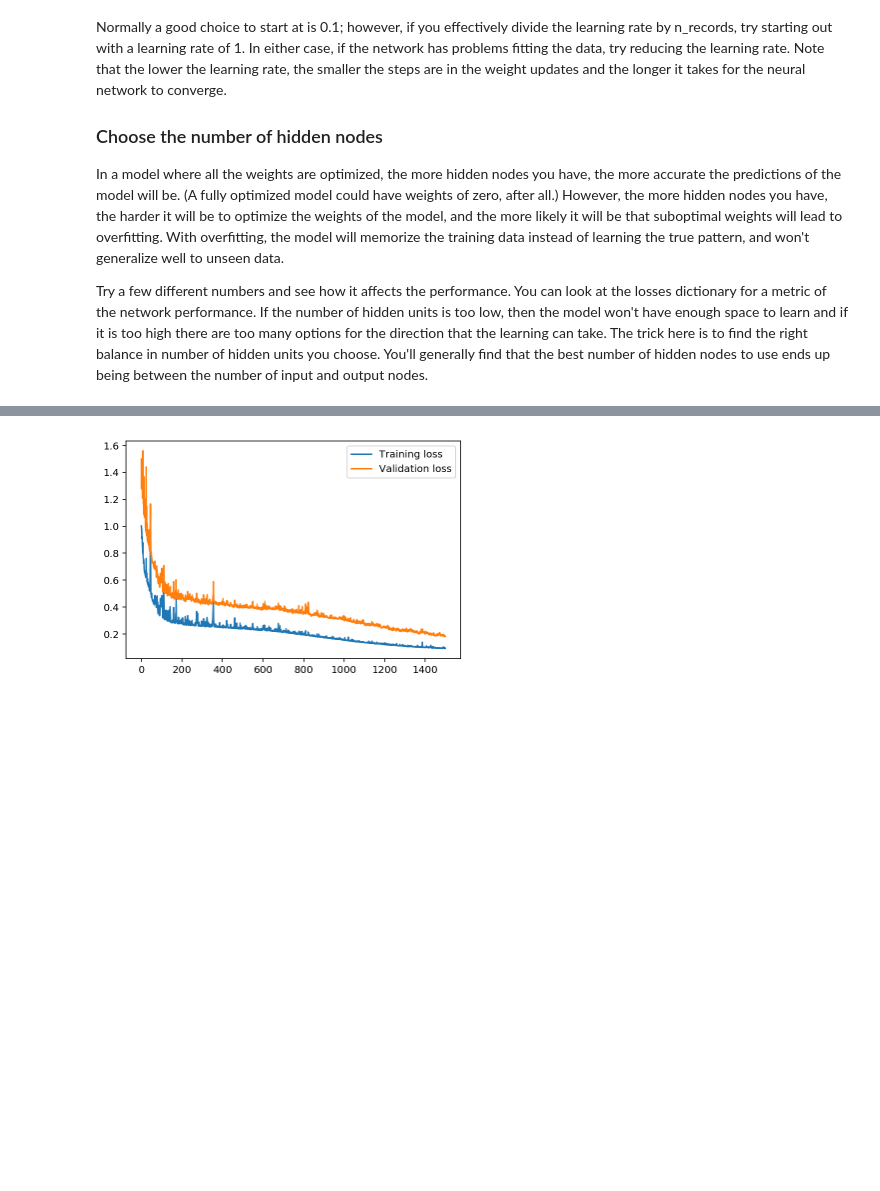
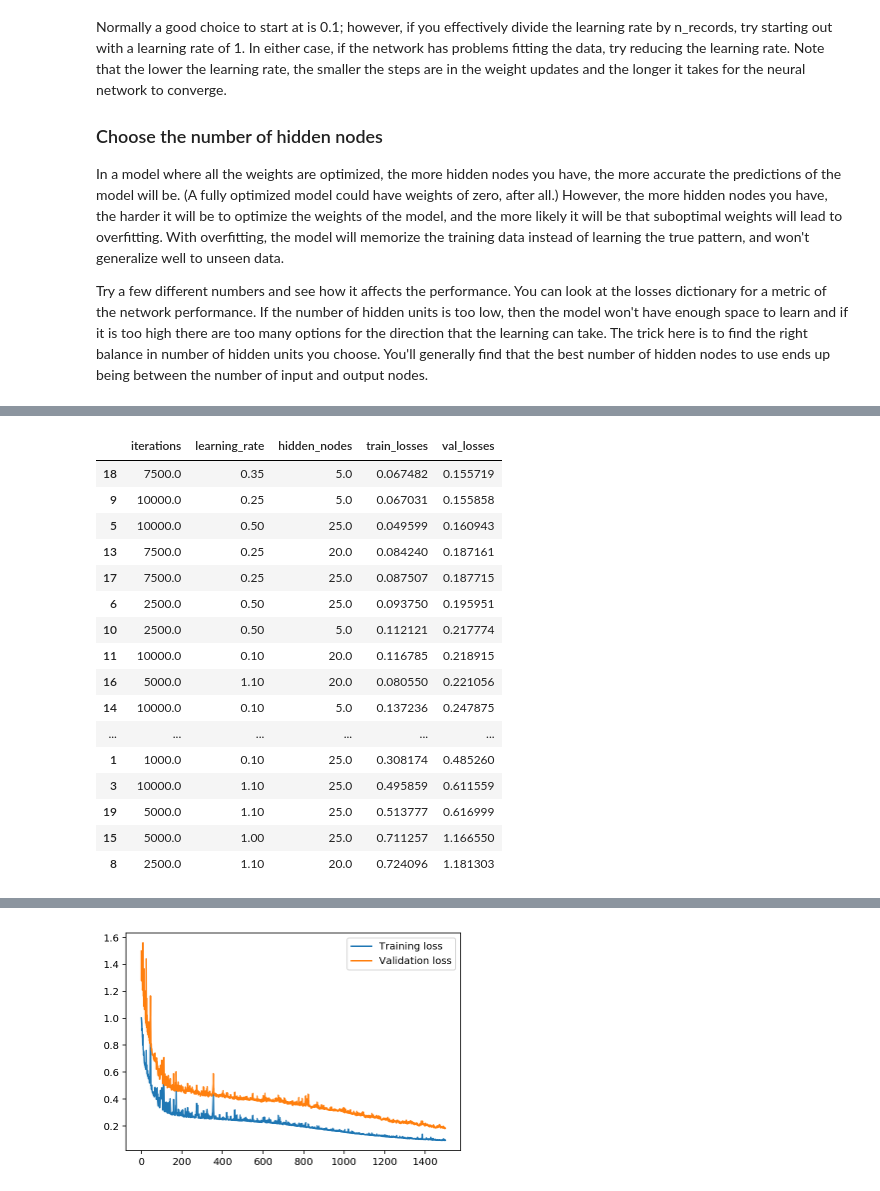
Before and after one commit to jeffrisandy/dlnd, a Jupyter notebook: Your_first_neural_network.ipynb, the cells around one changed output, grey strips where cells are left out. Cells and saved outputs as stored; diff of their text form; code cells hidden in the pictures; blank space fills up the shorter version.

```diff
--- a/Your_first_neural_network.ipynb
+++ b/Your_first_neural_network.ipynb
@@ -354,41 +354,3 @@ This scales the size of weight updates. If this is too big, the weights tend to
 In a model where all the weights are optimized, the more hidden nodes you have, the more accurate the predictions of the model will be.  (A fully optimized model could have weights of zero, after all.) However, the more hidden nodes you have, the harder it will be to optimize the weights of the model, and the more likely it will be that suboptimal weights will lead to overfitting. With overfitting, the model will memorize the training data instead of learning the true pattern, and won't generalize well to unseen data.
 
 Try a few different numbers and see how it affects the performance. You can look at the losses dictionary for a metric of the network performance. If the number of hidden units is too low, then the model won't have enough space to learn and if it is too high there are too many options for the direction that the learning can take. The trick here is to find the right balance in number of hidden units you choose.  You'll generally find that the best number of hidden nodes to use ends up being between the number of input and output nodes.
-# %%
-import sys
-
-####################
-### Set the hyperparameters in you myanswers.py file ###
-####################
-
-#from my_answers import iterations, learning_rate, hidden_nodes, output_nodes
-
-#########################################################
-# Set your hyperparameters here
-##########################################################
-iterations = 5000
-learning_rate = 0.25
-hidden_nodes = 15
-output_nodes = 1
-
-N_i = train_features.shape[1]
-network = NeuralNetwork(N_i, hidden_nodes, output_nodes, learning_rate)
-
-losses = {'train':[], 'validation':[]}
-for ii in range(iterations):
-    # Go through a random batch of 128 records from the training data set
-    batch = np.random.choice(train_features.index, size=128)
-    X, y = train_features.ix[batch].values, train_targets.ix[batch]['cnt']
-
-    network.train(X, y)
-
-    # Printing out the training progress
-    train_loss = MSE(network.run(train_features).T, train_targets['cnt'].values)
-    val_loss = MSE(network.run(val_features).T, val_targets['cnt'].values)
-    sys.stdout.write("\rProgress: {:2.1f}".format(100 * ii/float(iterations)) \
-                     + "% ... Training loss: " + str(train_loss)[:5] \
-                     + " ... Validation loss: " + str(val_loss)[:5])
-    sys.stdout.flush()
-
-    losses['train'].append(train_loss)
-    losses['validation'].append(val_loss)
@@ -460,3 +438,0 @@ Parameter: 15 .. Iterations: 5000 .. Learning Rate: 1.0 .. Hidden node: 25 .. Pr
-# %%
-opt = pd.DataFrame()
-opt
@@ -464,0 +450,20 @@ opt
+# %%
+opt.sort_values(['val_losses'])
+# %% [output]
+|  | iterations | learning_rate | hidden_nodes | train_losses | val_losses |
+| 18 | 7500.0 | 0.35 | 5.0 | 0.067482 | 0.155719 |
+| 9 | 10000.0 | 0.25 | 5.0 | 0.067031 | 0.155858 |
+| 5 | 10000.0 | 0.50 | 25.0 | 0.049599 | 0.160943 |
+| 13 | 7500.0 | 0.25 | 20.0 | 0.084240 | 0.187161 |
+| 17 | 7500.0 | 0.25 | 25.0 | 0.087507 | 0.187715 |
+| 6 | 2500.0 | 0.50 | 25.0 | 0.093750 | 0.195951 |
+| 10 | 2500.0 | 0.50 | 5.0 | 0.112121 | 0.217774 |
+| 11 | 10000.0 | 0.10 | 20.0 | 0.116785 | 0.218915 |
+| 16 | 5000.0 | 1.10 | 20.0 | 0.080550 | 0.221056 |
+| 14 | 10000.0 | 0.10 | 5.0 | 0.137236 | 0.247875 |
+| ... | ... | ... | ... | ... | ... |
+| 1 | 1000.0 | 0.10 | 25.0 | 0.308174 | 0.485260 |
+| 3 | 10000.0 | 1.10 | 25.0 | 0.495859 | 0.611559 |
+| 19 | 5000.0 | 1.10 | 25.0 | 0.513777 | 0.616999 |
+| 15 | 5000.0 | 1.00 | 25.0 | 0.711257 | 1.166550 |
+| 8 | 2500.0 | 1.10 | 20.0 | 0.724096 | 1.181303 |
```
Also changed, not shown: parts of 11 cells of this notebook.
